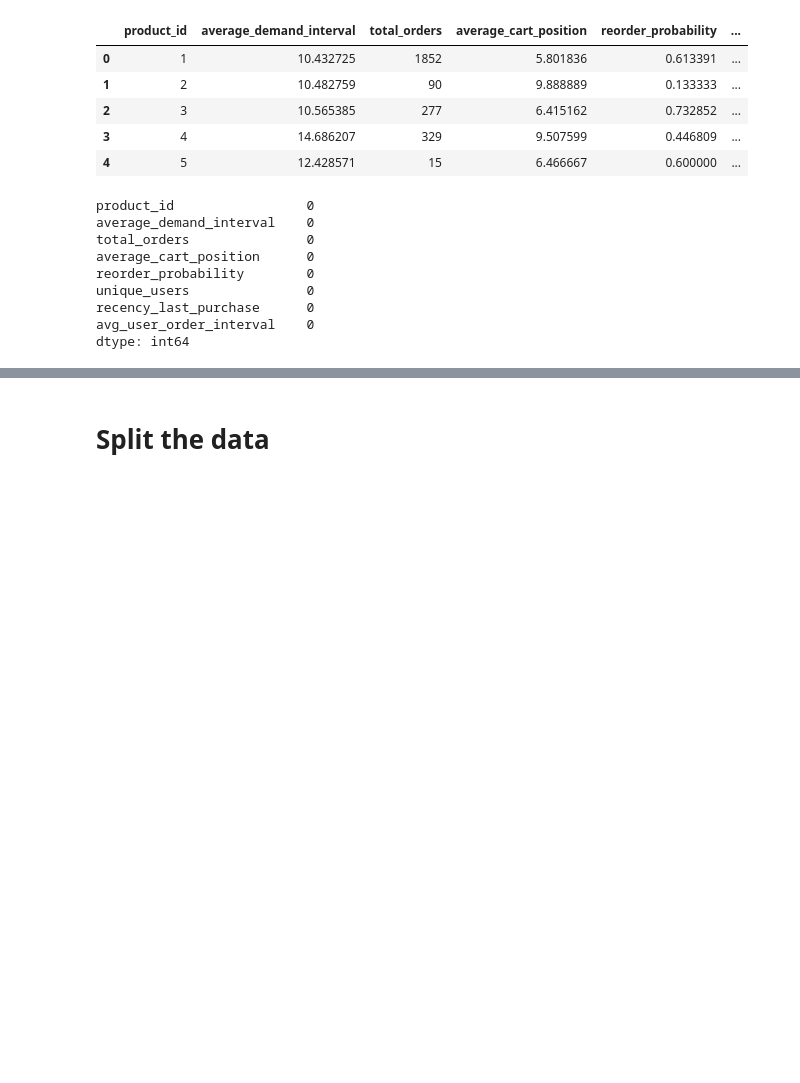
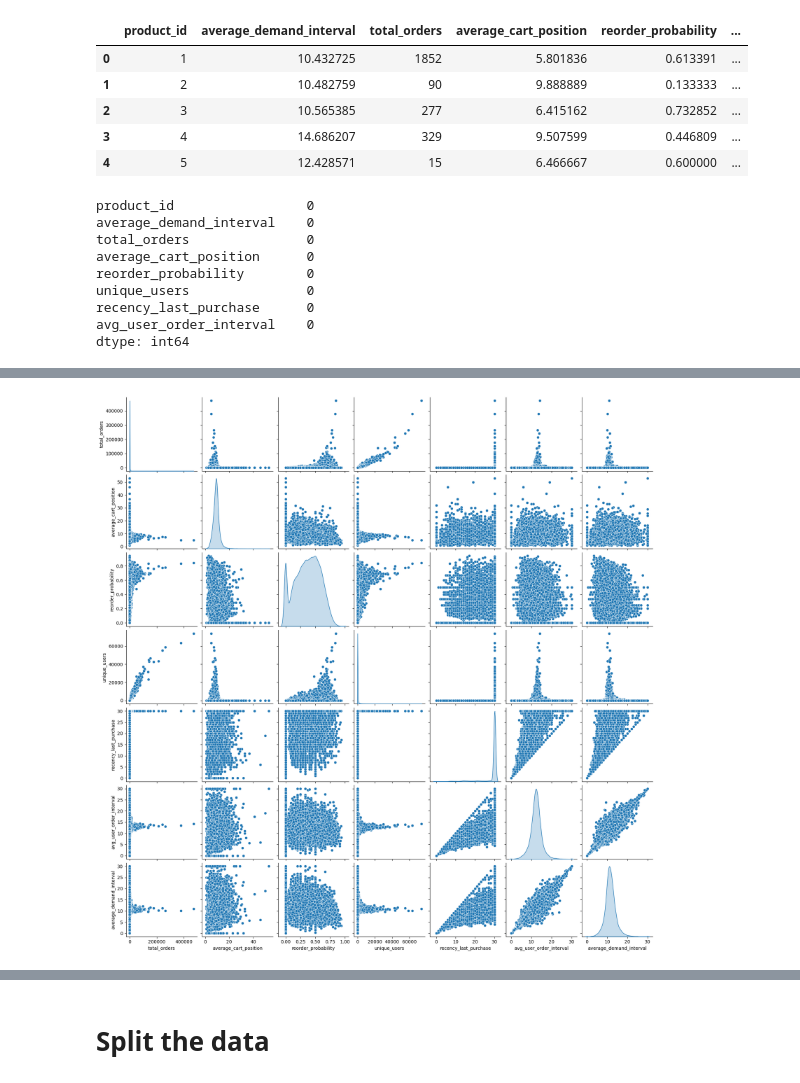
Before and after one commit to andrejet55/market_basket_analysis, a Jupyter notebook: preprocessing.ipynb, the cells around one changed output, grey strips where cells are left out. Drawn from its saved outputs; the diff is of its cells as text; code cells hidden in the pictures; blank space fills up the shorter version.

```diff
--- a/preprocessing.ipynb
+++ b/preprocessing.ipynb
@@ -629,0 +707,6 @@ modeling_df.to_csv('modeling_df.csv', index=False)
+# %%
+# Pair plot
+sns.pairplot(modeling_df, vars=features + ['average_demand_interval'], diag_kind='kde')
+plt.show()
+# %% [output]
+[figure, added]
```
Also changed, not shown: parts of 10 cells of this notebook.
